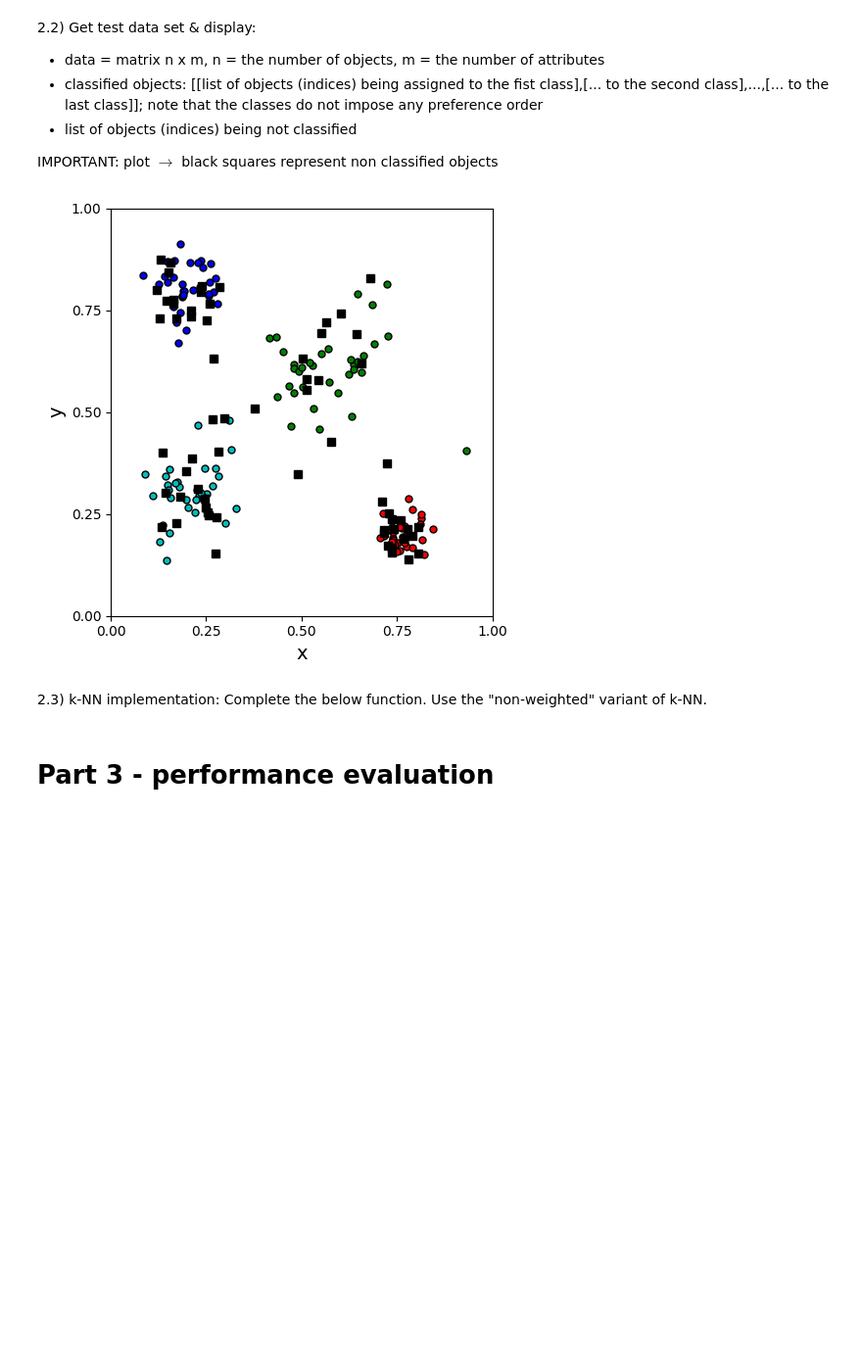
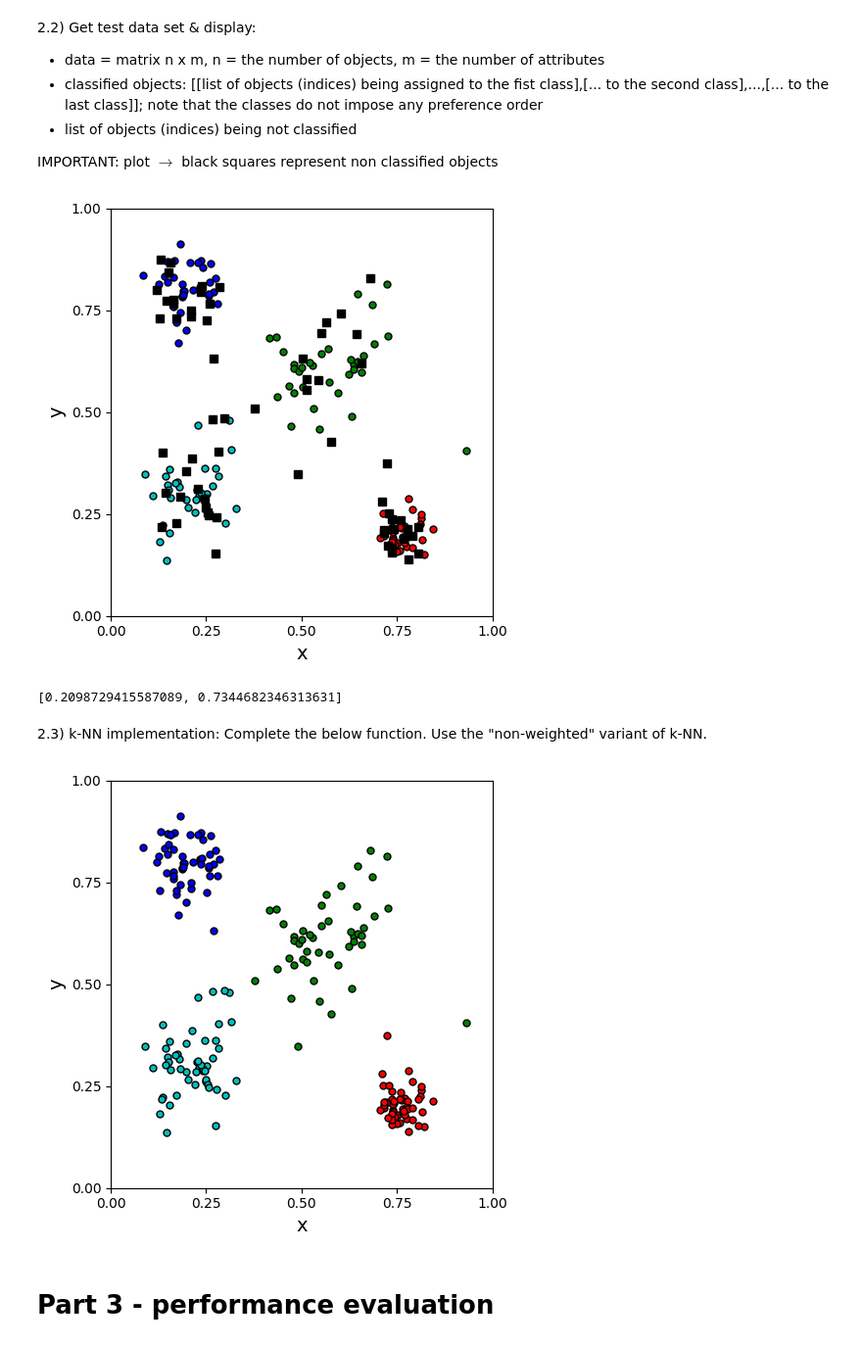
Before and after one commit to TomKuc/IAI, a Jupyter notebook: lab2/Exercisec.ipynb, the cells around one changed output. Shown at 98% size. Saved outputs shown, nothing was run; the diff lists cells and outputs as text; code cells hidden in the pictures; blank space fills up the shorter version.

```diff
--- a/lab2/Exercisec.ipynb
+++ b/lab2/Exercisec.ipynb
@@ -121,32 +121,55 @@ DATA = cm.getTestDataSet()
 CLASSIFIED = cm.getTestClassified()
 NOT_CLASSIFIED = cm.getTestNotClassified()
 cm.displayDataSet(plt, DATA, CLASSIFIED, NOT_CLASSIFIED) #plt = plot package; see the imports above
-
+print(DATA[NOT_CLASSIFIED[1]])
 ### CLASS 1 = BLUE
 ### CLASS 2 = GREEN
 ### CLASS 3 = RED
 ### CLASS 4 = CYAN
 # %% [output]
 [figure]
+[0.2098729415587089, 0.7344682346313631]
 # %% [markdown]
 2.3) k-NN implementation: Complete the below function. Use the "non-weighted" variant of k-NN.
 # %%
 def doKNN(K, DATA, CLASSIFIED, NOT_CLASSIFIED):
     ### COPY INPUT CLASSIFIED OBJECTS
     ### WHEN CLASSIFYING "NOT_CLASSIFIED" OBJECTS, UPDATE CL
     CL = CLASSIFIED.copy()
     ### For each index in NOT_CLASSIFIED, store here its corresponding (computed) class (in this exercise = 0, 1, or 2)
     ### Compute class base on only CLASSIFIED data
     ### One way to find the k-nearest object is sort all of object by distance and take top k elements
     UPDATE = []
     for IDX in NOT_CLASSIFIED:
-    # TODO
-
-    ################
+        distances = []
+        group_counter = 0
+        for group in CL:
+            for item in group:
+                popek = [cm.getEuclideanDistance(DATA[IDX],DATA[item]), group_counter]
+                distances.append(popek)
+            group_counter += 1
+        distances.sort()
+        class_new = []
+        for i in range(len(CL)):
+            new_class=i
+            itemek = [new_class,0]
+            for k in (distances[:K]):
+                if k[1] == new_class:
+                    itemek[1] += 1
+            class_new.append(itemek)
+        master_class = max([sublist[-1] for sublist in class_new])
+        maxi=-1
+        for b in class_new:
+            if b[1] > maxi:
+                maxi = b[1]
+                klasa = b[0]
+        CL[klasa].append(IDX)
     return CL
 
 NEW_CLASSIFIED = doKNN(2, DATA, CLASSIFIED, NOT_CLASSIFIED)
 cm.displayDataSet(plt, DATA, NEW_CLASSIFIED)
+# %% [output]
+[figure, added]
 # %% [markdown]
 # Part 3 - performance evaluation
 # %% [markdown]
```
